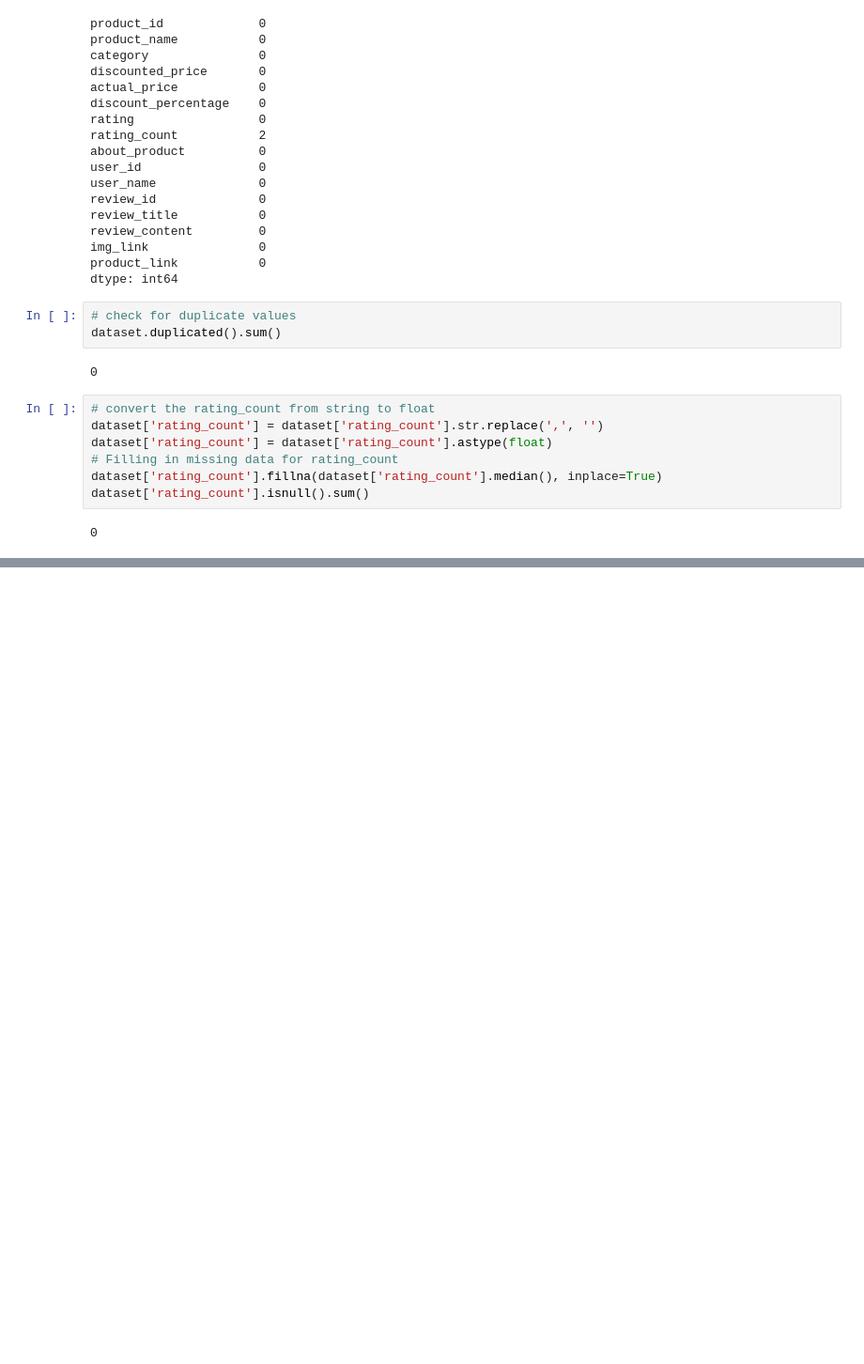
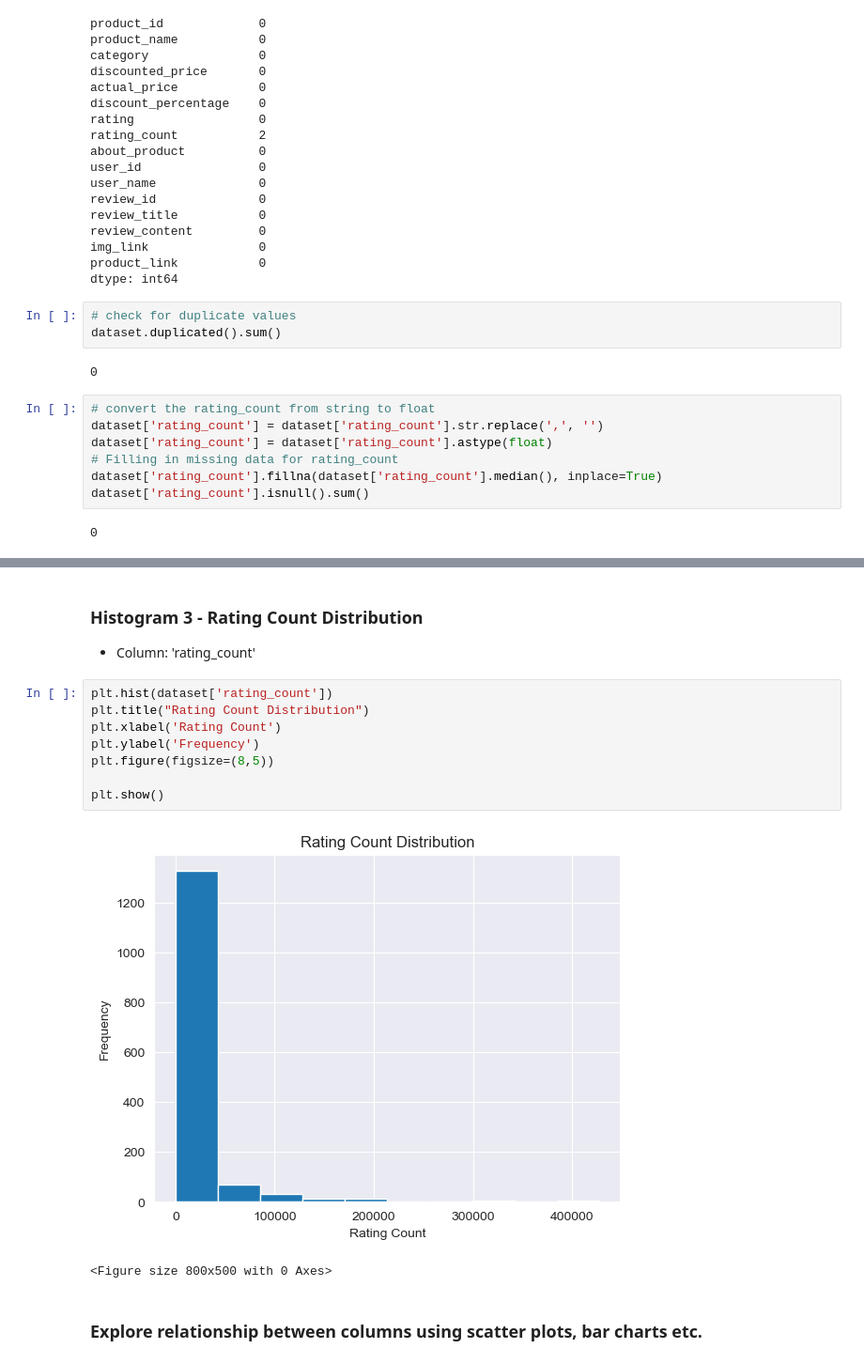
Before and after one commit to sanchick02/DSPAssignment, a Jupyter notebook: Product_Recommendation_System.ipynb, the cells around one changed output, grey strips where cells are left out. Shown at 94% size. Drawn from its saved outputs; the diff is of its cells as text; blank space fills up the shorter version.

```diff
--- a/Product_Recommendation_System.ipynb
+++ b/Product_Recommendation_System.ipynb
@@ -66,0 +436,17 @@ dataset.head()
+# %% [markdown]
+### Histogram 3 - Rating Count Distribution
+
+*   Column: 'rating_count'
+# %%
+plt.hist(dataset['rating_count'])
+plt.title("Rating Count Distribution")
+plt.xlabel('Rating Count')
+plt.ylabel('Frequency')
+plt.figure(figsize=(8,5))
+
+plt.show()
+# %% [output]
+[figure, added]
+<Figure size 800x500 with 0 Axes>
+# %% [markdown]
+### Explore relationship between columns using scatter plots, bar charts etc.
```
Also changed, not shown: parts of 45 cells of this notebook, 2 other files.
